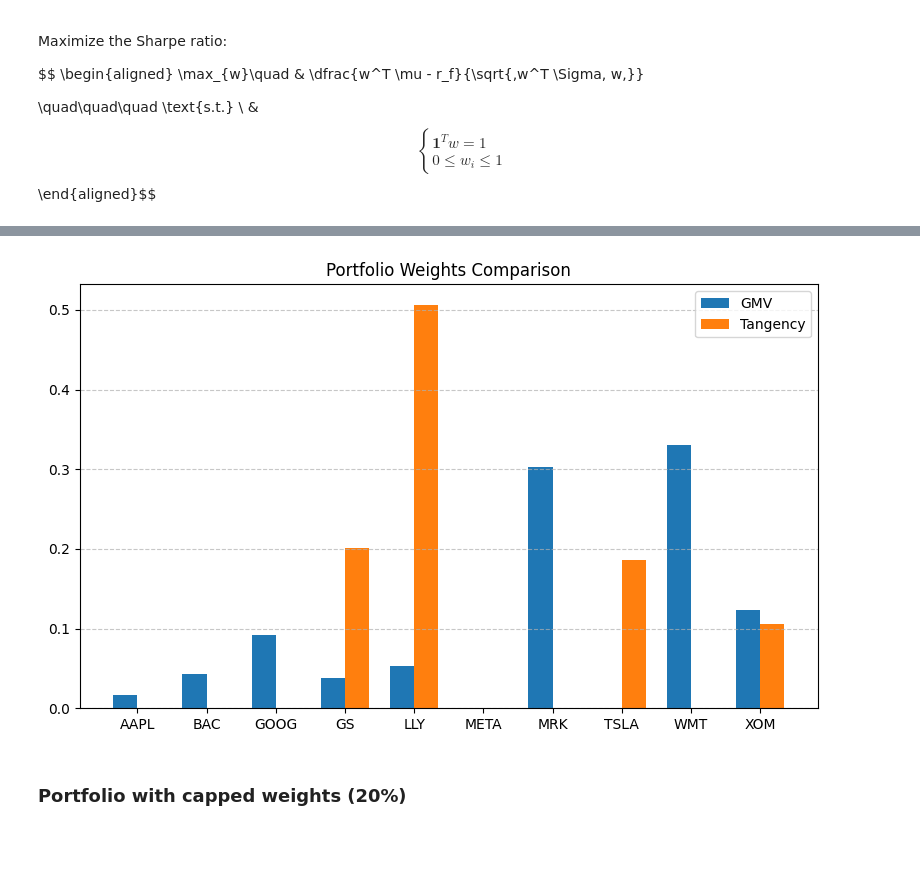
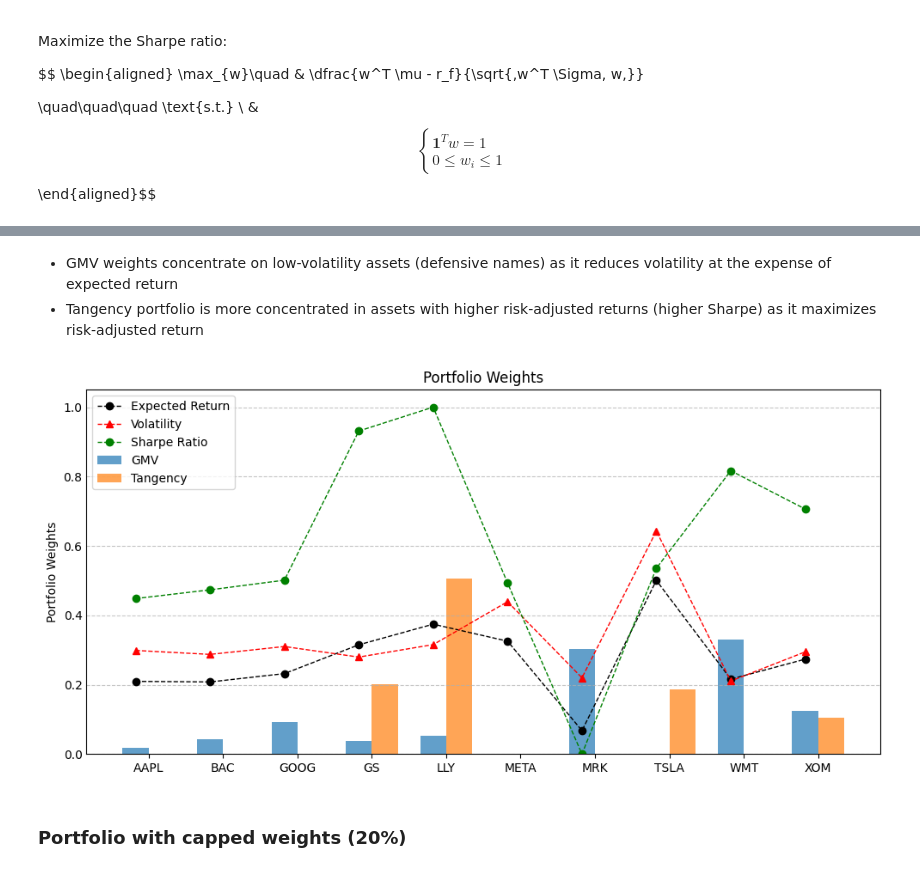
Before and after one commit to Taoufiq-Ouedraogo/Quantitative-Finance, a Jupyter notebook: projects/markowitz_portfolio_opt.ipynb, the cells around one changed output, grey strips where cells are left out. Drawn from its saved outputs; the diff is of its cells as text; code cells hidden in the pictures; blank space fills up the shorter version.

Commit message:
initialization , adding markowitz portfolio opt notebook

```diff
--- a/projects/markowitz_portfolio_opt.ipynb
+++ b/projects/markowitz_portfolio_opt.ipynb
@@ -336,0 +335,4 @@ full_summary_df
+# %%
+full_summary_df, weights_df = portfolio_w_df(ret_gmv, vol_gmv, sharpe_gmv, w_gmv,
+                                             ret_tan, vol_tan, sharpe_tan, w_tan)
+full_summary_df
@@ -337,23 +343,42 @@ full_summary_df
+# %% [markdown]
+- GMV weights concentrate on low-volatility assets (defensive names) as it reduces volatility at the expense of expected return
+- Tangency portfolio is more concentrated in assets with higher risk-adjusted returns (higher Sharpe) as it maximizes risk-adjusted return
 # %%
 n_assets = weights_df.shape[0]
 n_portfolios = weights_df.shape[1]
+
+asset_vols = np.sqrt(np.diag(Sigma))
+asset_sharpe = mu / asset_vols
+# Normalize Sharpe
+sharpe_norm = (asset_sharpe - asset_sharpe.min()) / (asset_sharpe.max() - asset_sharpe.min())
 
 # Bar positions
 x = np.arange(n_assets)
 width = 0.35
 
-plt.figure(figsize=(8, 5))
+# Plot portfolio weights
+fig, ax = plt.subplots(figsize=(10, 5))
+for i, p in enumerate(weights_df.columns):
+    ax.bar(x + i*width, weights_df[p], width=width, label=p, alpha=0.7)
+ax.set_xticks(x + width*(n_portfolios-1)/2)
+ax.set_xticklabels(weights_df.index)
+ax.set_ylabel("Portfolio Weights")
+ax.grid(axis='y', linestyle='--', alpha=0.7)
 
-for i, p in enumerate(weights_df.columns):
-    plt.bar(x + i*width, weights_df[p], width=width, label=p)
-plt.xticks(x + width*(n_portfolios-1)/2, weights_df.index)
-plt.title("Portfolio Weights Comparison")
-plt.legend()
-plt.grid(axis='y', linestyle='--', alpha=0.7)
+# Overlay mean and volatility
+ax.plot(x, mu, 'ko--', linewidth=1, markersize=6, label='Expected Return')
+ax.plot(x, asset_vols, 'r^--', linewidth=1, markersize=6, label='Volatility')
+ax.plot(x, sharpe_norm, 'go--', linewidth=1, markersize=6, label='Sharpe Ratio')
+
+# Hide ticks and labels for overlay
+ax.tick_params(axis='y', which='both', length=0)
+ax.yaxis.label.set_visible(True)
+ax.legend(loc='upper left')
+plt.title("Portfolio Weights")
 plt.tight_layout()
 plt.show()
 # %% [output]
-[figure, old version]
+[figure, new version]
 # %% [markdown]
 ### Portfolio with capped weights (20%)
 # %%
```
Also changed, not shown: parts of 26 cells of this notebook.
